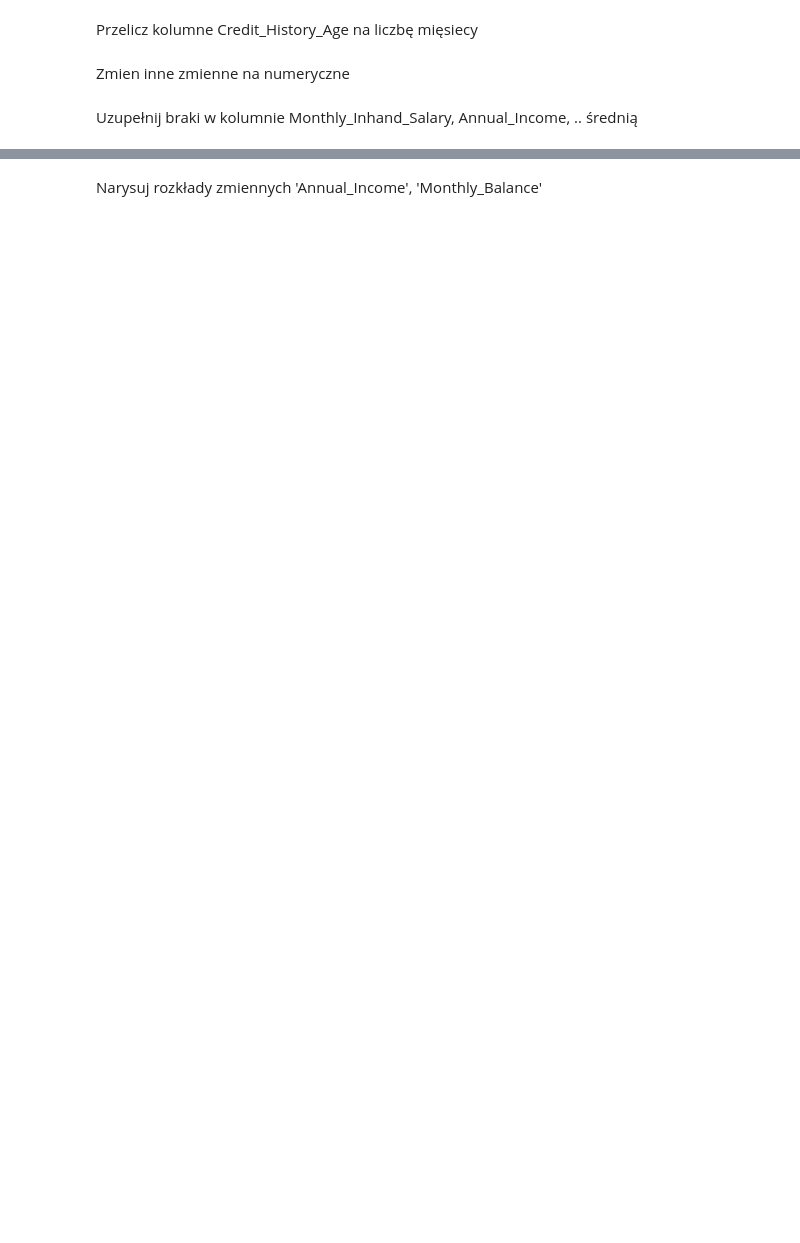
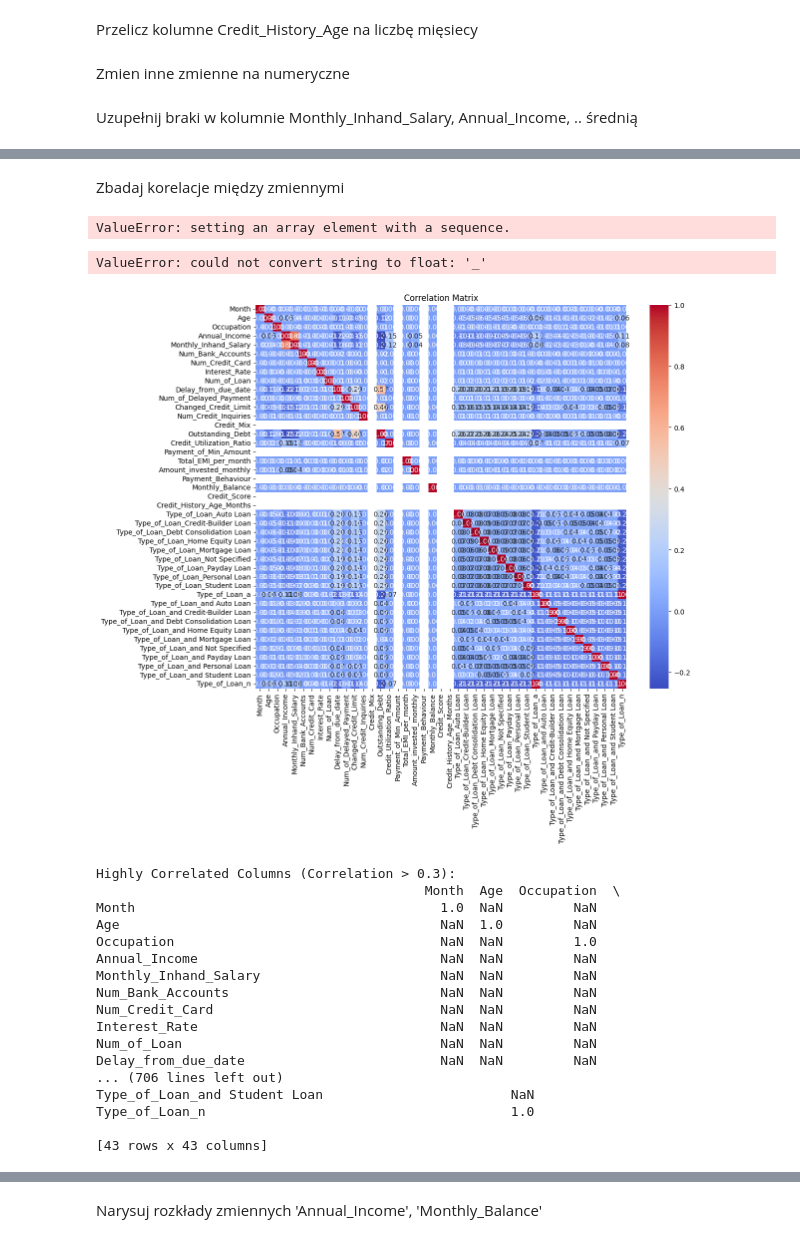
Before and after one commit to elli1zabeth/lecture1, a Jupyter notebook: PUM2_todo (1).ipynb, the cells around one changed output, grey strips where cells are left out. Cells and saved outputs as stored; diff of their text form; code cells hidden in the pictures; blank space fills up the shorter version.

```diff
--- a/PUM2_todo (1).ipynb
+++ b/PUM2_todo (1).ipynb
@@ -173,0 +236,71 @@ for col in ['Monthly_Inhand_Salary', 'Annual_Income', 'Num_Bank_Accounts', 'Num_
+# %% [markdown]
+Zbadaj korelacje między zmiennymi
+# %%
+corr_matrix = df.corr()
+plt.figure(figsize=(20, 15))
+sns.heatmap(corr_matrix, annot=True)
+plt.show()
+# %% [output]
+ValueError: setting an array element with a sequence.
+# %%
+#Pokaż korelacje między zmiennymi tylko jeśli są większe od 0.2
+
+#Identify correlations greater than 0.2
+corr_matrix = df.corr()
+high_corr = corr_matrix[abs(corr_matrix) > 0.3]
+
+#Plotting correlations greater than 0.6
+plt.figure(figsize=(12, 8))
+sns.heatmap(high_corr, annot=True, cmap='coolwarm', fmt=".2f")
+plt.title('Correlation Matrix (Coefficients > 0.2)')
+plt.show()
+# %% [output]
+ValueError: could not convert string to float: '_'
+# %%
+# Replace outliers in 'Age' with the mean
+df['Age'] = pd.to_numeric(df['Age'], errors='coerce')  # Convert to numeric if not already
+mean_age = df['Age'].mean()  # Calculate the mean age
+df.loc[(df['Age'] < 0) | (df['Age'] > 100), 'Age'] = mean_age  # Replace outliers with the mean
+# %%
+# Convert columns to numeric, replacing non-numeric values with NaN
+for col in df.columns:
+    try:
+        df[col] = pd.to_numeric(df[col], errors='coerce')
+    except ValueError:
+        print(f"Column '{col}' could not be converted to numeric.")
+        # Handle non-numeric columns as needed, e.g., drop, replace, or encode
+
+# Calculate the correlation matrix
+corr_matrix = df.corr()
+
+# Plot the heatmap
+plt.figure(figsize=(12, 10))
+sns.heatmap(corr_matrix, annot=True, cmap='coolwarm', fmt=".2f")
+plt.title('Correlation Matrix')
+plt.show()
+
+# Identify columns with correlations greater than 0.3
+high_corr = corr_matrix[abs(corr_matrix) > 0.3]
+
+# Print or display the highly correlated columns
+print("Highly Correlated Columns (Correlation > 0.3):")
+print(high_corr)
+# %% [output]
+[figure, added]
+Highly Correlated Columns (Correlation > 0.3):
+                                          Month  Age  Occupation  \
+Month                                       1.0  NaN         NaN
+Age                                         NaN  1.0         NaN
+Occupation                                  NaN  NaN         1.0
+Annual_Income                               NaN  NaN         NaN
+Monthly_Inhand_Salary                       NaN  NaN         NaN
+Num_Bank_Accounts                           NaN  NaN         NaN
+Num_Credit_Card                             NaN  NaN         NaN
+Interest_Rate                               NaN  NaN         NaN
+Num_of_Loan                                 NaN  NaN         NaN
+Delay_from_due_date                         NaN  NaN         NaN
+... (706 lines left out)
+Type_of_Loan_and Student Loan                        NaN
+Type_of_Loan_n                                       1.0
+
+[43 rows x 43 columns]
```
Also changed, not shown: parts of 9 cells of this notebook.
